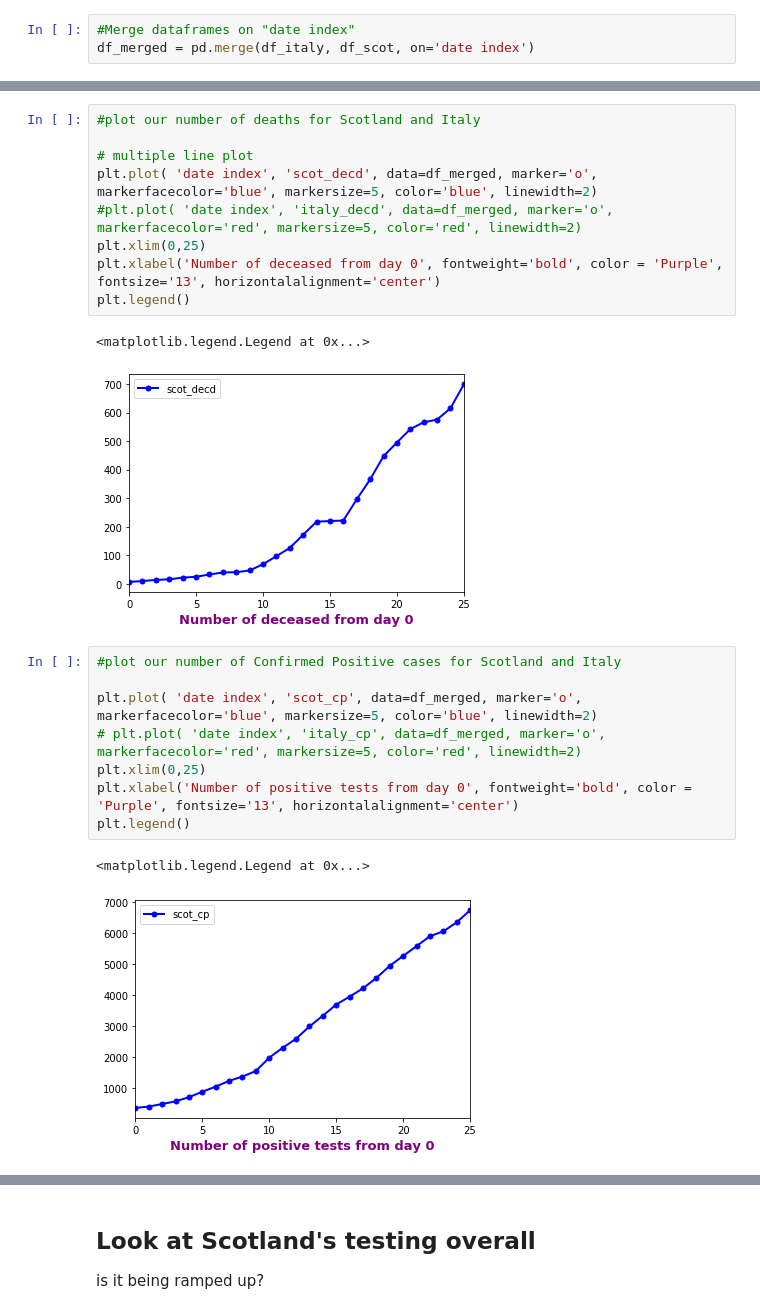
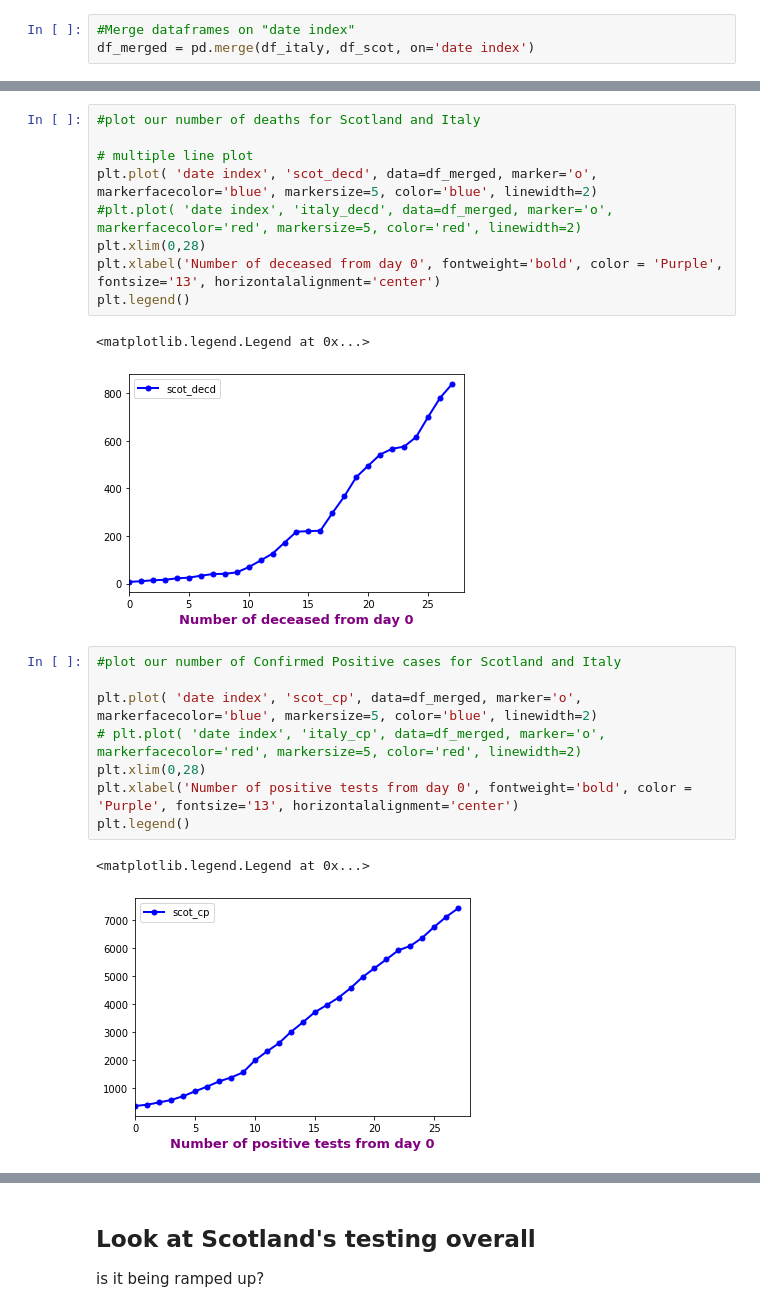
Before and after one commit to watty62/Scot_covid19, a Jupyter notebook: compare countries.ipynb, the cells around one changed output, grey strips where cells are left out. Saved outputs shown, nothing was run; the diff lists cells and outputs as text.

```diff
--- a/compare countries.ipynb
+++ b/compare countries.ipynb
@@ -165,23 +165,23 @@ df_merged
 # multiple line plot
 plt.plot( 'date index', 'scot_decd', data=df_merged, marker='o', markerfacecolor='blue', markersize=5, color='blue', linewidth=2)
 #plt.plot( 'date index', 'italy_decd', data=df_merged, marker='o', markerfacecolor='red', markersize=5, color='red', linewidth=2)
-plt.xlim(0,25)
+plt.xlim(0,28)
 plt.xlabel('Number of deceased from day 0', fontweight='bold', color = 'Purple', fontsize='13', horizontalalignment='center')
 plt.legend()
 # %% [output]
 <matplotlib.legend.Legend at 0x...>
-[figure, old version]
+[figure, new version]
 # %%
 #plot our number of Confirmed Positive cases for Scotland and Italy
 
 plt.plot( 'date index', 'scot_cp', data=df_merged, marker='o', markerfacecolor='blue', markersize=5, color='blue', linewidth=2)
 # plt.plot( 'date index', 'italy_cp', data=df_merged, marker='o', markerfacecolor='red', markersize=5, color='red', linewidth=2)
-plt.xlim(0,25)
+plt.xlim(0,28)
 plt.xlabel('Number of positive tests from day 0', fontweight='bold', color = 'Purple', fontsize='13', horizontalalignment='center')
 plt.legend()
 # %% [output]
 <matplotlib.legend.Legend at 0x...>
-[figure, old version]
+[figure, new version]
 # %%
 #plot our Total number of Tests administered for Scotland and Italy
 
```
Also changed, not shown: parts of 13 cells of this notebook, 1 other file.
